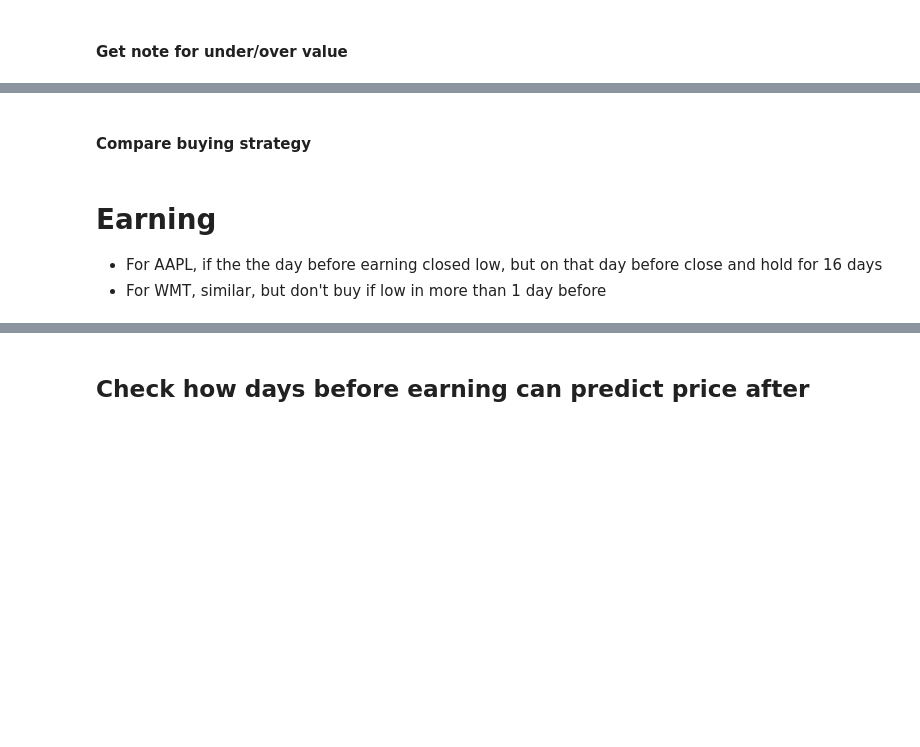
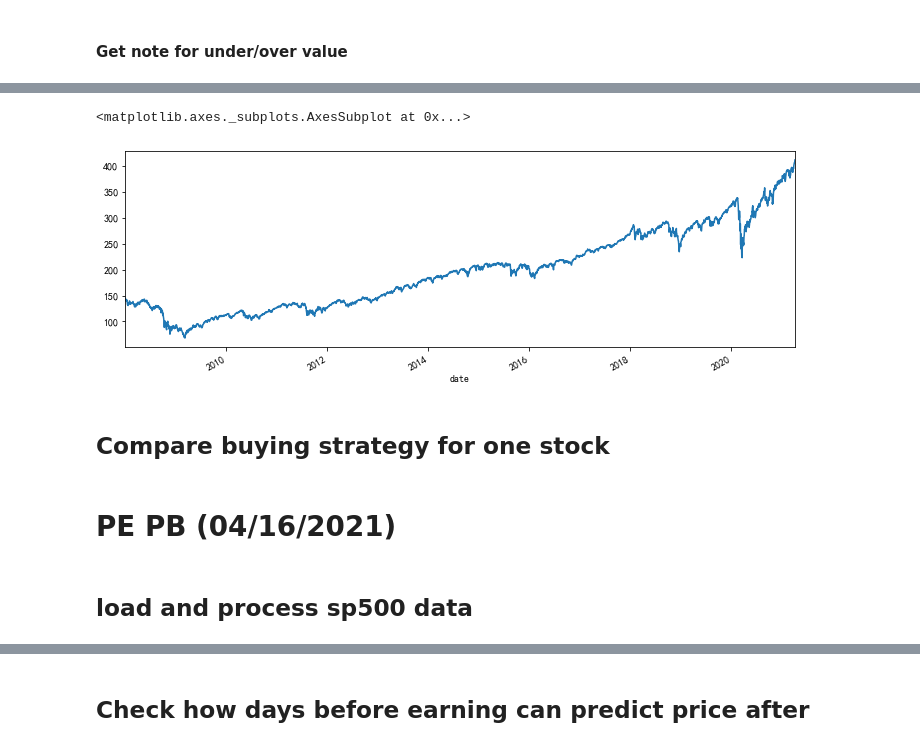
Before and after one commit to yuwei2341/stocks, a Jupyter notebook: Stock_MA.ipynb, the cells around one changed output, grey strips where cells are left out. Saved outputs shown, nothing was run; the diff lists cells and outputs as text; code cells hidden in the pictures; blank space fills up the shorter version.

Commit message:
Get sp500 data

```diff
--- a/Stock_MA.ipynb
+++ b/Stock_MA.ipynb
@@ -470,5 +824,14 @@ for k, v in df_p.groupby('note'):
+# %%
+symbol = "SPY"
+stock_us_daily_df = ak.stock_us_daily(symbol=symbol, adjust="")
+
+f, ax = plt.subplots(figsize=(12, 4))
+stock_us_daily_df[stock_us_daily_df.index.year >= 2008]['close'].plot(ax=ax)
+# %% [output]
+<matplotlib.axes._subplots.AxesSubplot at 0x...>
+[figure, added]
 # %% [markdown]
-#### Compare buying strategy
+## Compare buying strategy for one stock
 # %%
 fix_buys = []
 model_buys = []
@@ -486,7 +849,7 @@ for ds, i in df.iterrows():
 print(sum(fix_buys), np.mean(fix_buys), len(fix_buys))
 print(sum(model_buys), np.mean(model_buys), len(model_buys))
 print(sum(model_buys_next_q), np.mean(model_buys_next_q), len(model_buys_next_q))
-# %% [markdown]
-# Earning
-* For AAPL, if the the day before earning closed low, but on that day before close and hold for 16 days
-* For WMT, similar, but don't buy if low in more than 1 day before
+# %% [markdown]
+# PE PB (04/16/2021)
+# %% [markdown]
+## load and process sp500 data
```
Also changed, not shown: parts of 56 cells of this notebook, 7 other files.
